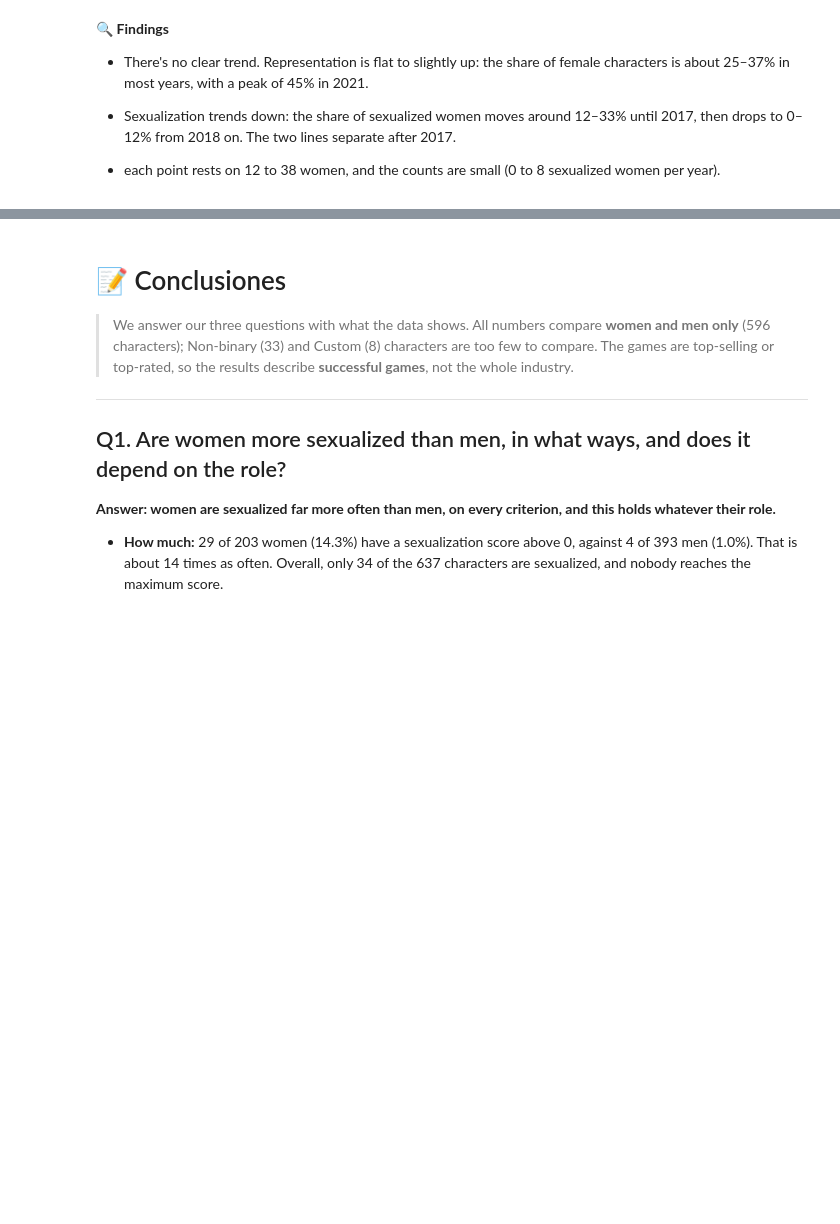
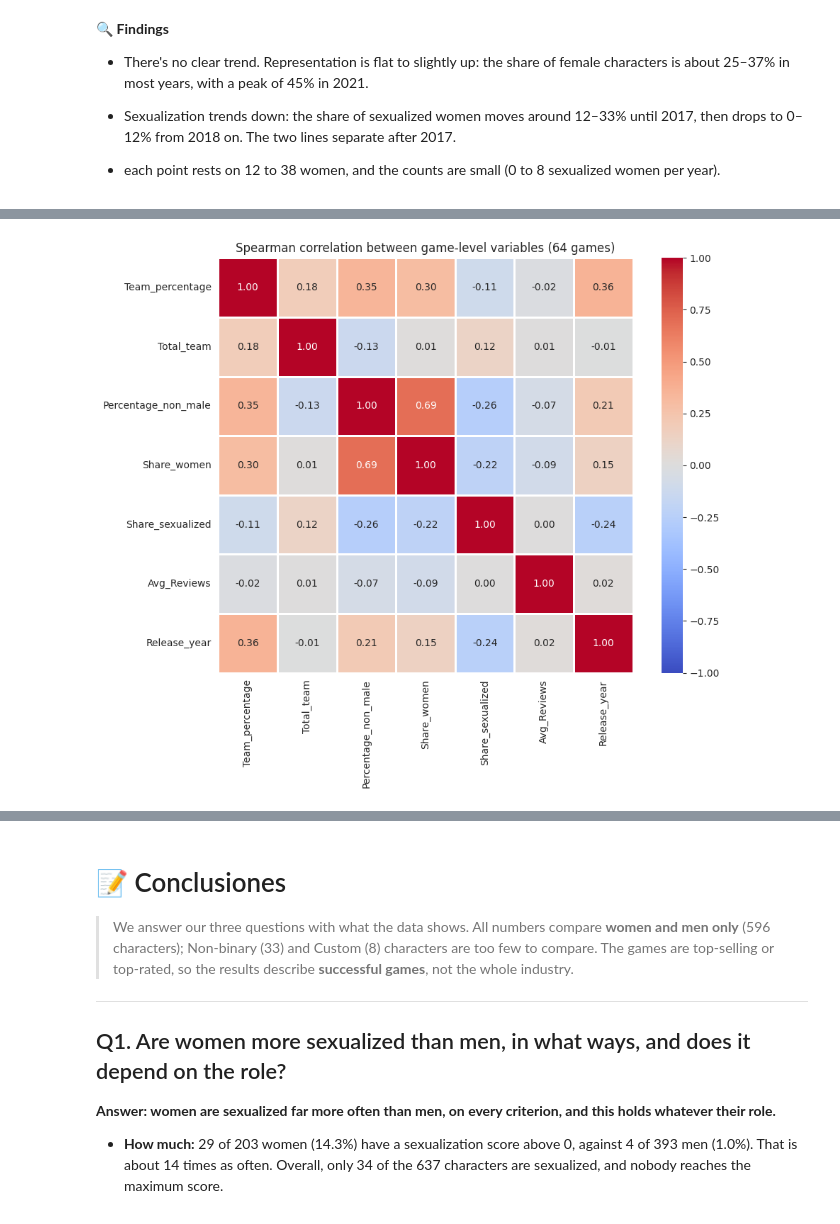
Before and after one commit to IA-P1-BCN/EDA_Manon, a Jupyter notebook: Gender Representation in Video Games.ipynb, the cells around one changed output, grey strips where cells are left out. Drawn from its saved outputs; the diff is of its cells as text; code cells hidden in the pictures; blank space fills up the shorter version.

```diff
--- a/Gender Representation in Video Games.ipynb
+++ b/Gender Representation in Video Games.ipynb
@@ -869,0 +882,10 @@ Missing: 0
+# %%
+characters = tables["characters"]
+games = tables["games"].copy()
+
+share = characters.groupby("Game")["Is_sexualized"].mean() * 100
+games["Share_sexualized"] = games["Game_Id"].map(share)
+tables["games"] = games
+
+print("Missing:", games["Share_sexualized"].isna().sum())
+print((games["Share_sexualized"] == 0).sum(), "of", len(games), "games have no sexualized character")
@@ -1603,0 +1674,15 @@ plt.show()
+# %%
+games = tables["games"]
+
+cols = ["Team_percentage", "Total_team", "Percentage_non_male", "Share_women",
+        "Share_sexualized", "Avg_Reviews", "Release_year"]
+corr = games[cols].corr(method="spearman")
+
+fig, ax = plt.subplots(figsize=(10, 8))
+sns.heatmap(corr, annot=True, fmt=".2f", cmap="coolwarm", center=0, vmin=-1, vmax=1,
+            linewidths=1, square=True, ax=ax)
+ax.set_title("Spearman correlation between game-level variables (64 games)")
+plt.tight_layout()
+plt.show()
+# %% [output]
+[figure, added]
```
Also changed, not shown: parts of 11 cells of this notebook.
